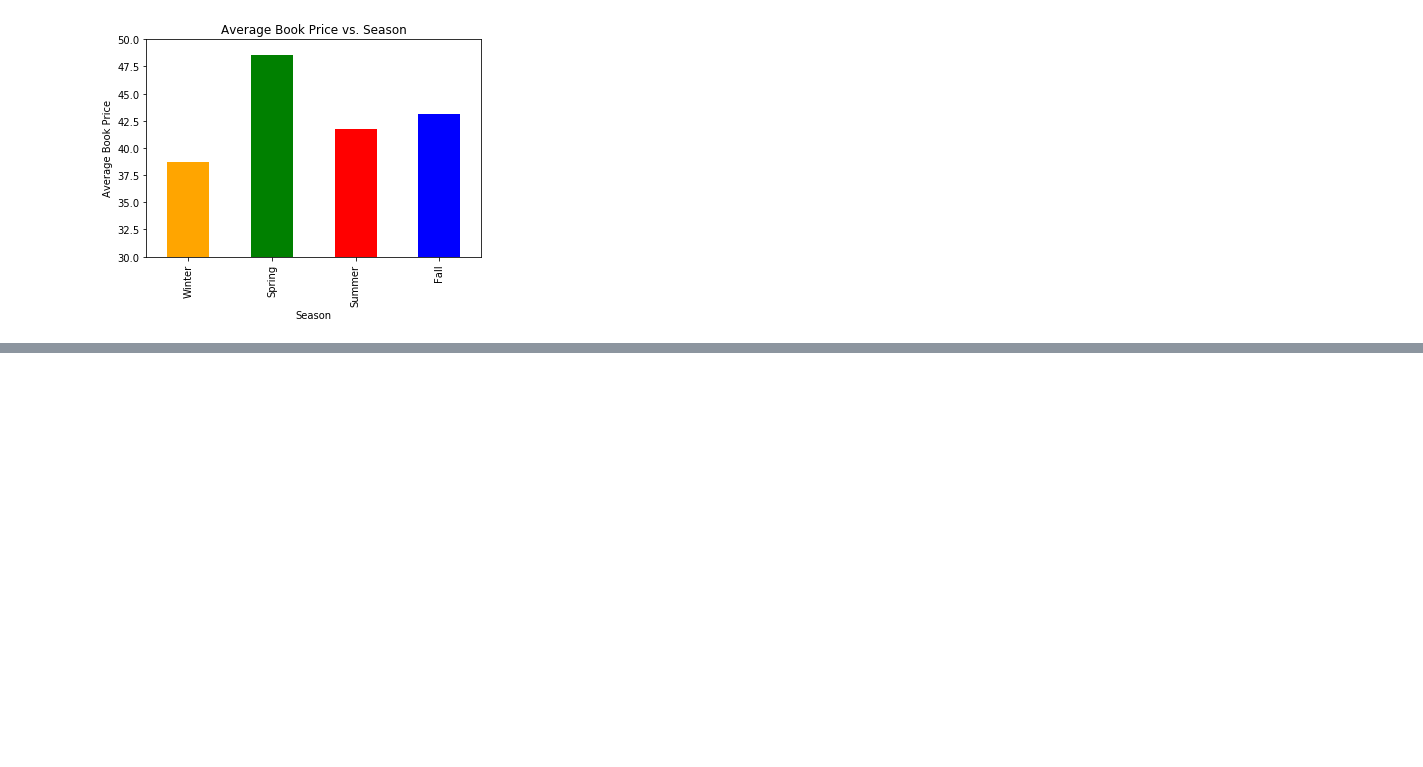
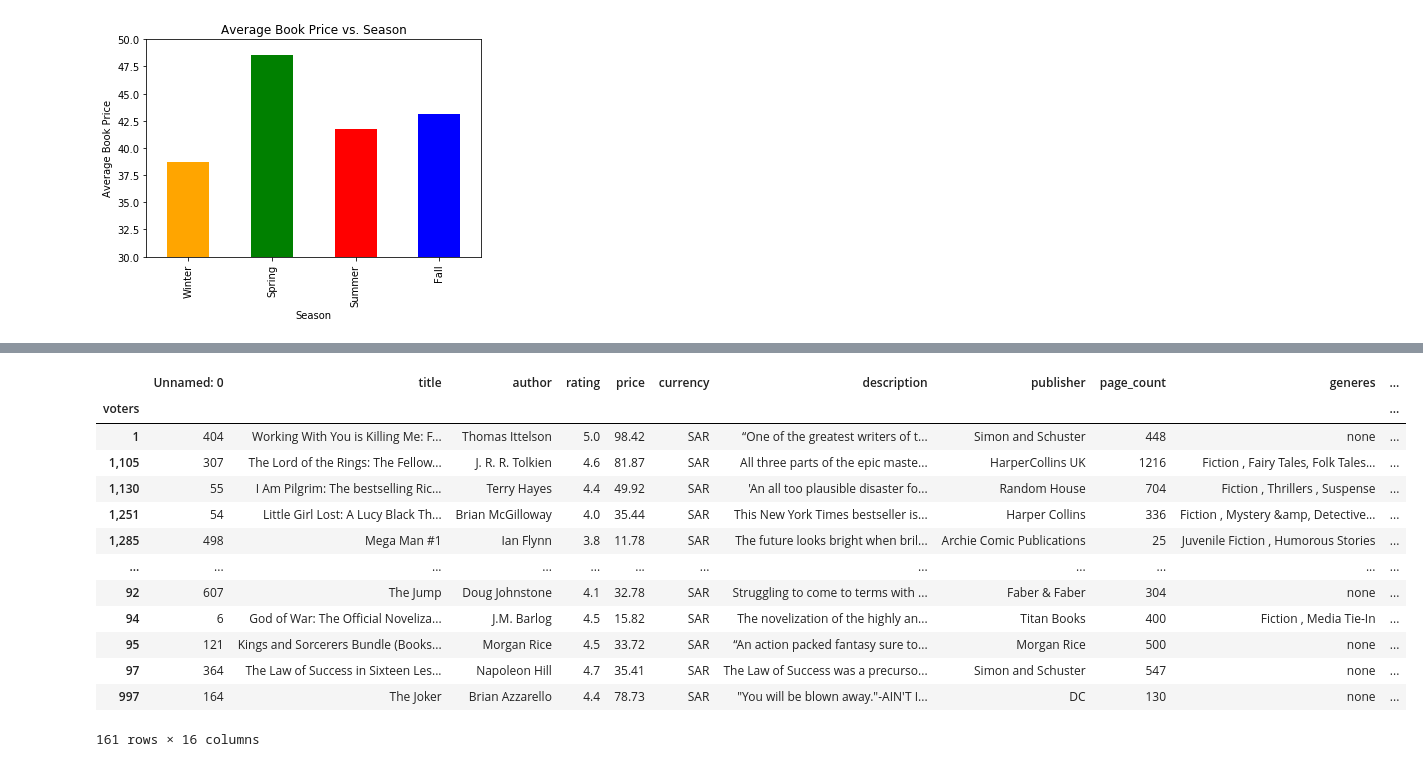
Before and after one commit to hrofarrow/Book_analysis-, a Jupyter notebook: Final_Data_Analysis.ipynb, the cells around one changed output, grey strips where cells are left out. Drawn from its saved outputs; the diff is of its cells as text; code cells hidden in the pictures; blank space fills up the shorter version.

```diff
--- a/Final_Data_Analysis.ipynb
+++ b/Final_Data_Analysis.ipynb
@@ -342,0 +406,6 @@ plt.savefig('./Figures/Average_Price_vs_Season.png')
+# %%
+# Create the bins in which Data will be held
+bins = [0, 50, 500, 5000, 50000]
+
+# Create the names for the five bins
+bin_names = ["0-49", "50-500", "500-5,000", "5,000-50,000"]
@@ -342,0 +423,21 @@ plt.savefig('./Figures/Average_Price_vs_Season.png')
+# %%
+book_df["Rating Count Bin"] = pd.cut(book_df["voters"].str.replace(",","").astype(float), bins, labels=bin_names, include_lowest=True)
+book_df
+# Creating a group based off of the bins
+binned_df = book_df.groupby("voters")
+binned_df.max()
+# %% [output]
+|  | Unnamed: 0 | title | author | rating | price | currency | description | publisher | page_count | generes | ... |
+| voters |  |  |  |  |  |  |  |  |  |  | ... |
+| 1 | 404 | Working With You is Killing Me: F... | Thomas Ittelson | 5.0 | 98.42 | SAR | “One of the greatest writers of t... | Simon and Schuster | 448 | none | ... |
+| 1,105 | 307 | The Lord of the Rings: The Fellow... | J. R. R. Tolkien | 4.6 | 81.87 | SAR | All three parts of the epic maste... | HarperCollins UK | 1216 | Fiction , Fairy Tales, Folk Tales... | ... |
+| 1,130 | 55 | I Am Pilgrim: The bestselling Ric... | Terry Hayes | 4.4 | 49.92 | SAR | 'An all too plausible disaster fo... | Random House | 704 | Fiction , Thrillers , Suspense | ... |
+| 1,251 | 54 | Little Girl Lost: A Lucy Black Th... | Brian McGilloway | 4.0 | 35.44 | SAR | This New York Times bestseller is... | Harper Collins | 336 | Fiction , Mystery &amp, Detective... | ... |
+| 1,285 | 498 | Mega Man #1 | Ian Flynn | 3.8 | 11.78 | SAR | The future looks bright when bril... | Archie Comic Publications | 25 | Juvenile Fiction , Humorous Stories | ... |
+| ... | ... | ... | ... | ... | ... | ... | ... | ... | ... | ... | ... |
+| 92 | 607 | The Jump | Doug Johnstone | 4.1 | 32.78 | SAR | Struggling to come to terms with ... | Faber & Faber | 304 | none | ... |
+| 94 | 6 | God of War: The Official Noveliza... | J.M. Barlog | 4.5 | 15.82 | SAR | The novelization of the highly an... | Titan Books | 400 | Fiction , Media Tie-In | ... |
+| 95 | 121 | Kings and Sorcerers Bundle (Books... | Morgan Rice | 4.5 | 33.72 | SAR | “An action packed fantasy sure to... | Morgan Rice | 500 | none | ... |
+| 97 | 364 | The Law of Success in Sixteen Les... | Napoleon Hill | 4.7 | 35.41 | SAR | The Law of Success was a precurso... | Simon and Schuster | 547 | none | ... |
+| 997 | 164 | The Joker | Brian Azzarello | 4.4 | 78.73 | SAR | "You will be blown away."-AIN'T I... | DC | 130 | none | ... |
+161 rows × 16 columns
```
Also changed, not shown: parts of 8 cells of this notebook, 4 other files.
